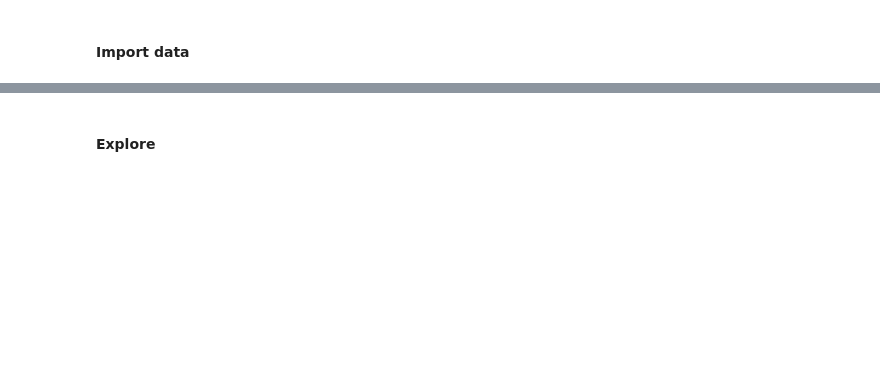
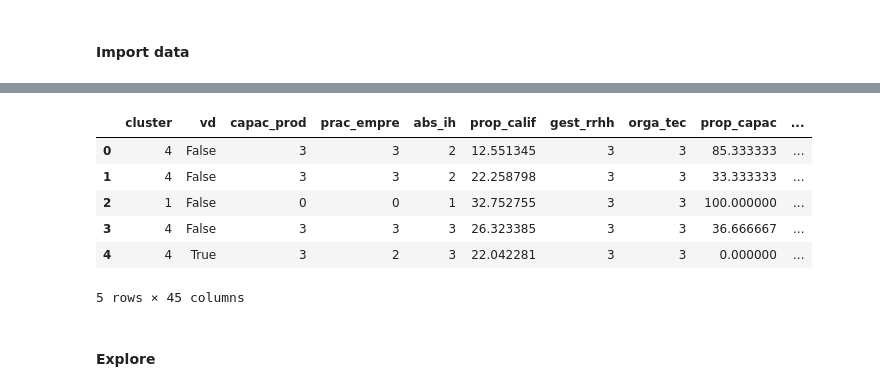
Before and after one commit to sebastianguinazu/lookalike_models, a Jupyter notebook: notebooks/00_read_data.ipynb, the cells around one changed output, grey strips where cells are left out. Cells and saved outputs as stored; diff of their text form; code cells hidden in the pictures; blank space fills up the shorter version.

```diff
--- a/notebooks/00_read_data.ipynb
+++ b/notebooks/00_read_data.ipynb
@@ -14,3 +7,6 @@ SyntaxError: invalid syntax (<ipython-input-1-1aa922f0a71d>, line 2)
+# %%
+file = "C:/Users/Sebastian/Desktop/LOOKALIKE/lookalike_models/notebooks/data/endei_clu.csv"
+id_cols = []
 # %%
 import numpy as np
 import pandas as pd
@@ -22,5 +19,6 @@ import sys
 # %%
 print(f'START --- {datetime.datetime.now()}')
 
-df_seed = pd.read_pickle(FILE_SEED)
-df_poblacion = pd.read_pickle(FILE_POBLACION)
+df = pd.read_csv(file)
+df.head()
+# %% [output]
@@ -26,0 +26,7 @@ df_poblacion = pd.read_pickle(FILE_POBLACION)
+|  | cluster | vd | capac_prod | prac_empre | abs_ih | prop_calif | gest_rrhh | orga_tec | prop_capac | ... |
+| 0 | 4 | False | 3 | 3 | 2 | 12.551345 | 3 | 3 | 85.333333 | ... |
+| 1 | 4 | False | 3 | 3 | 2 | 22.258798 | 3 | 3 | 33.333333 | ... |
+| 2 | 1 | False | 0 | 0 | 1 | 32.752755 | 3 | 3 | 100.000000 | ... |
+| 3 | 4 | False | 3 | 3 | 3 | 26.323385 | 3 | 3 | 36.666667 | ... |
+| 4 | 4 | True | 3 | 2 | 3 | 22.042281 | 3 | 3 | 0.000000 | ... |
+5 rows × 45 columns
```
Also changed, not shown: parts of 9 cells of this notebook, 6 other files.
